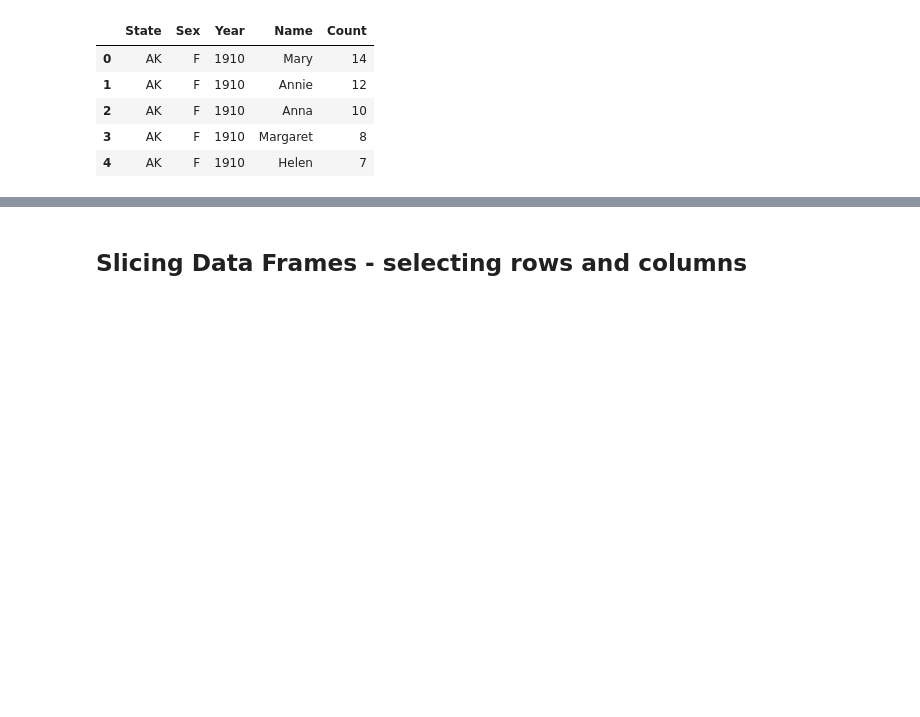
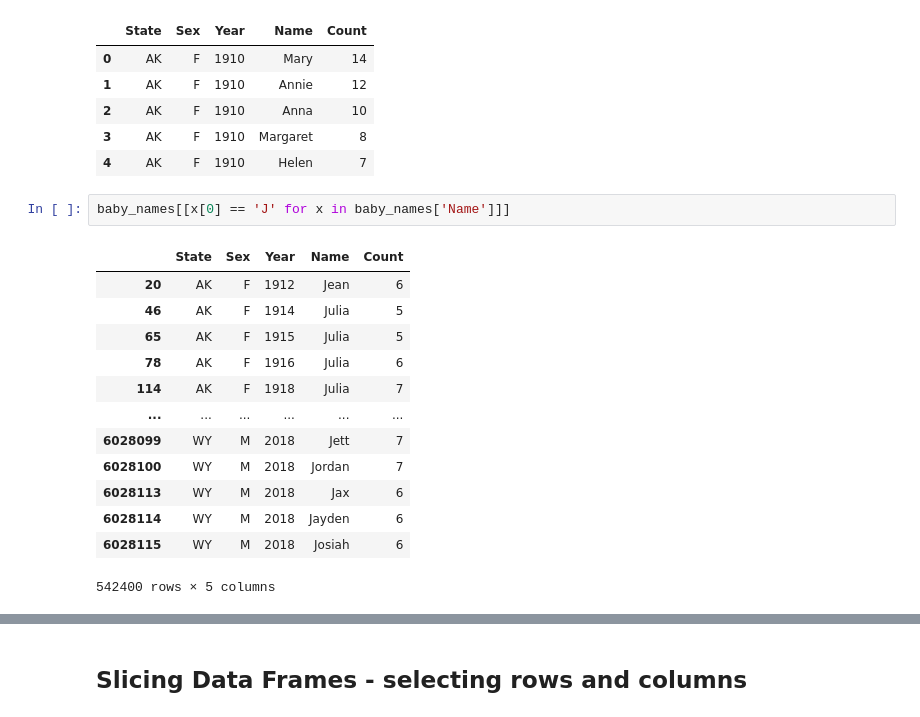
Before and after one commit to mkmark/CS-C200A-sp20, a Jupyter notebook: lab/lab02/lab02.ipynb, the cells around one changed output, grey strips where cells are left out. Drawn from its saved outputs; the diff is of its cells as text; blank space fills up the shorter version.

```diff
--- a/lab/lab02/lab02.ipynb
+++ b/lab/lab02/lab02.ipynb
@@ -321,3 +321,19 @@ baby_names.head()
 | 2 | AK | F | 1910 | Anna | 10 |
 | 3 | AK | F | 1910 | Margaret | 8 |
 | 4 | AK | F | 1910 | Helen | 7 |
+# %%
+baby_names[[x[0] == 'J' for x in baby_names['Name']]]
+# %% [output]
+|  | State | Sex | Year | Name | Count |
+| 20 | AK | F | 1912 | Jean | 6 |
+| 46 | AK | F | 1914 | Julia | 5 |
+| 65 | AK | F | 1915 | Julia | 5 |
+| 78 | AK | F | 1916 | Julia | 6 |
+| 114 | AK | F | 1918 | Julia | 7 |
+| ... | ... | ... | ... | ... | ... |
+| 6028099 | WY | M | 2018 | Jett | 7 |
+| 6028100 | WY | M | 2018 | Jordan | 7 |
+| 6028113 | WY | M | 2018 | Jax | 6 |
+| 6028114 | WY | M | 2018 | Jayden | 6 |
+| 6028115 | WY | M | 2018 | Josiah | 6 |
+542400 rows × 5 columns
```
Also changed, not shown: parts of 2 cells of this notebook, 4 other files.
